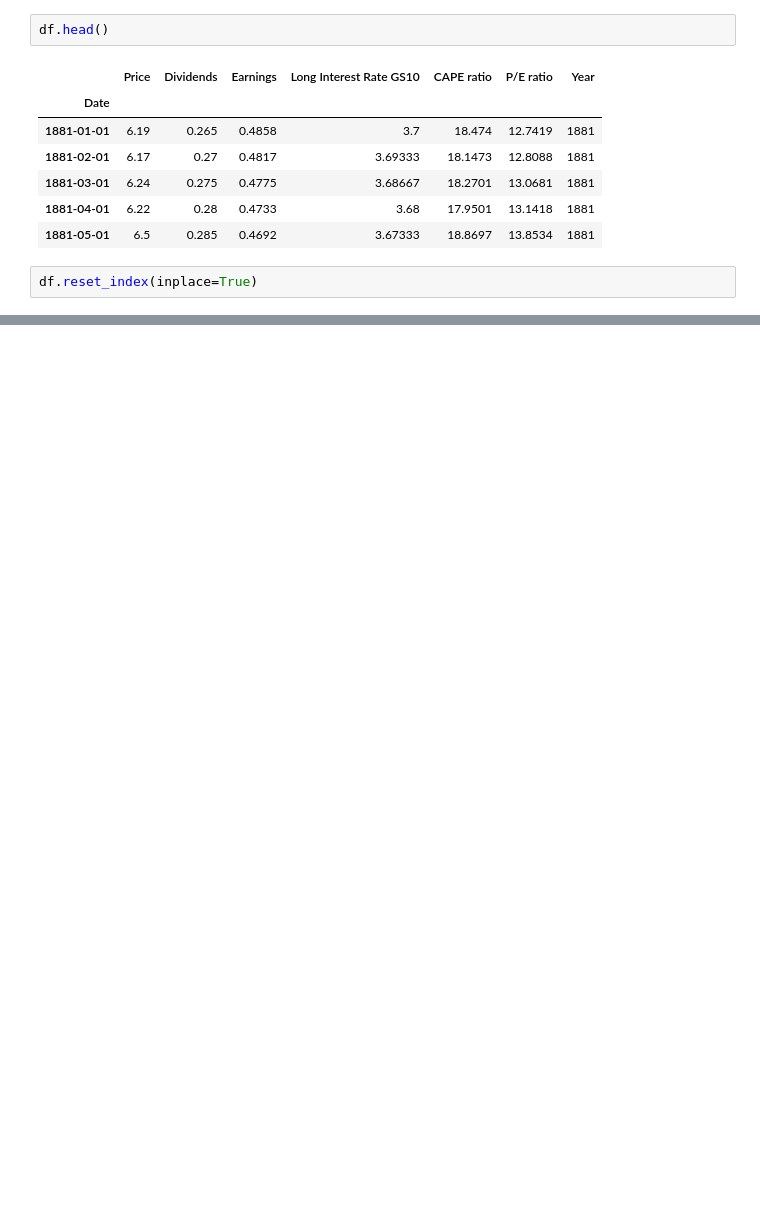
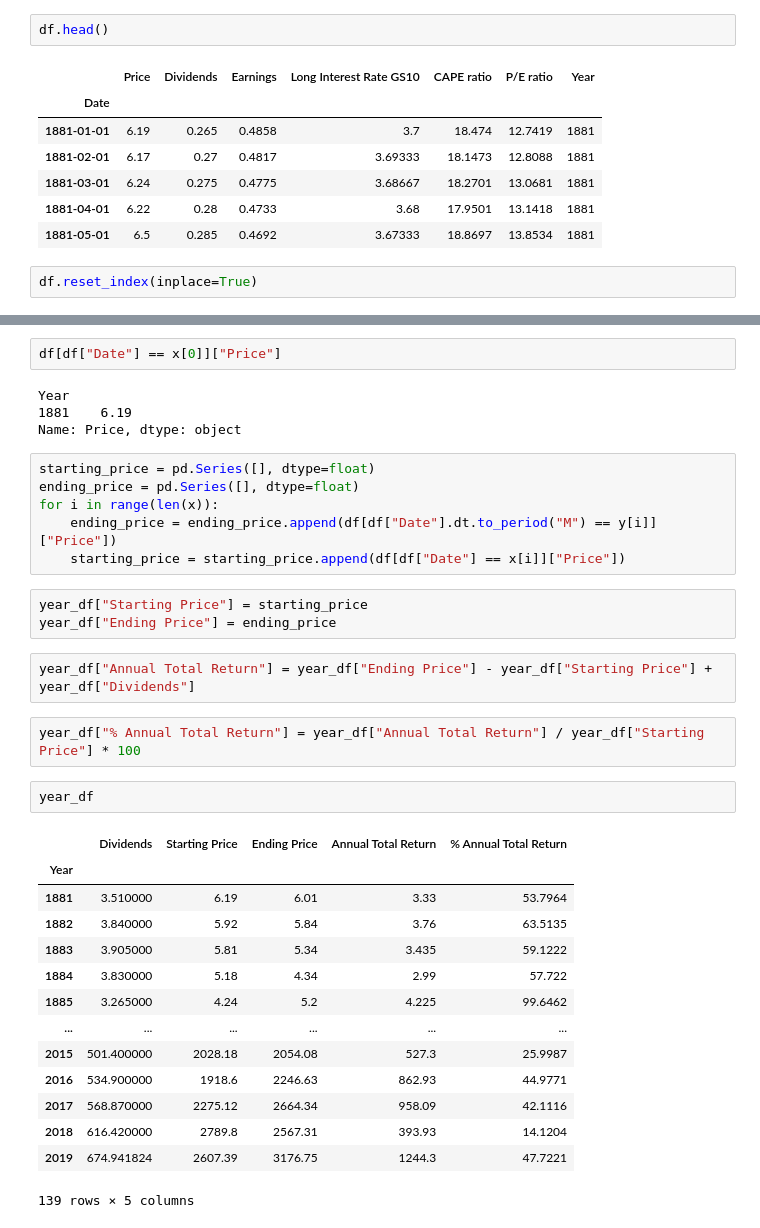
Before and after one commit to emanuelecora/P-E-and-Stock-Market-Return, a Jupyter notebook: Notebook.ipynb, the cells around one changed output, grey strips where cells are left out. Cells and saved outputs as stored; diff of their text form; blank space fills up the shorter version.

Commit message:
Created year_df

```diff
--- a/Notebook.ipynb
+++ b/Notebook.ipynb
@@ -210,0 +216,36 @@ DatetimeIndex(['1881-01-01', '1882-01-01', '1883-01-01', '1884-01-01',
+# %%
+df[df["Date"] == x[0]]["Price"]
+# %% [output]
+Year
+1881    6.19
+Name: Price, dtype: object
+# %%
+starting_price = pd.Series([], dtype=float)
+ending_price = pd.Series([], dtype=float)
+for i in range(len(x)):
+    ending_price = ending_price.append(df[df["Date"].dt.to_period("M") == y[i]]["Price"])
+    starting_price = starting_price.append(df[df["Date"] == x[i]]["Price"])
+# %%
+year_df["Starting Price"] = starting_price
+year_df["Ending Price"] = ending_price
+# %%
+year_df["Annual Total Return"] = year_df["Ending Price"] - year_df["Starting Price"] + year_df["Dividends"]
+# %%
+year_df["% Annual Total Return"] = year_df["Annual Total Return"] / year_df["Starting Price"] * 100
+# %%
+year_df
+# %% [output]
+|  | Dividends | Starting Price | Ending Price | Annual Total Return | % Annual Total Return |
+| Year |  |  |  |  |  |
+| 1881 | 3.510000 | 6.19 | 6.01 | 3.33 | 53.7964 |
+| 1882 | 3.840000 | 5.92 | 5.84 | 3.76 | 63.5135 |
+| 1883 | 3.905000 | 5.81 | 5.34 | 3.435 | 59.1222 |
+| 1884 | 3.830000 | 5.18 | 4.34 | 2.99 | 57.722 |
+| 1885 | 3.265000 | 4.24 | 5.2 | 4.225 | 99.6462 |
+| ... | ... | ... | ... | ... | ... |
+| 2015 | 501.400000 | 2028.18 | 2054.08 | 527.3 | 25.9987 |
+| 2016 | 534.900000 | 1918.6 | 2246.63 | 862.93 | 44.9771 |
+| 2017 | 568.870000 | 2275.12 | 2664.34 | 958.09 | 42.1116 |
+| 2018 | 616.420000 | 2789.8 | 2567.31 | 393.93 | 14.1204 |
+| 2019 | 674.941824 | 2607.39 | 3176.75 | 1244.3 | 47.7221 |
+139 rows × 5 columns
```
Also changed, not shown: parts of 7 cells of this notebook.
